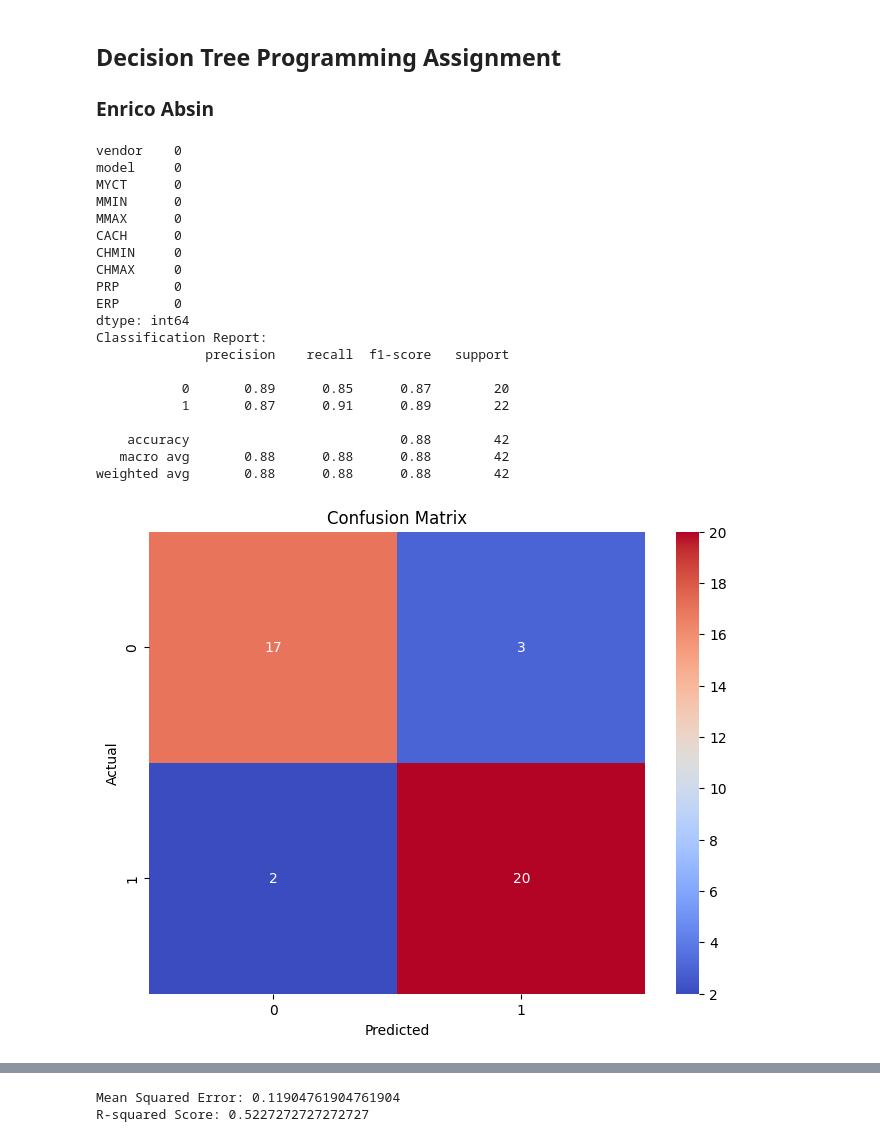
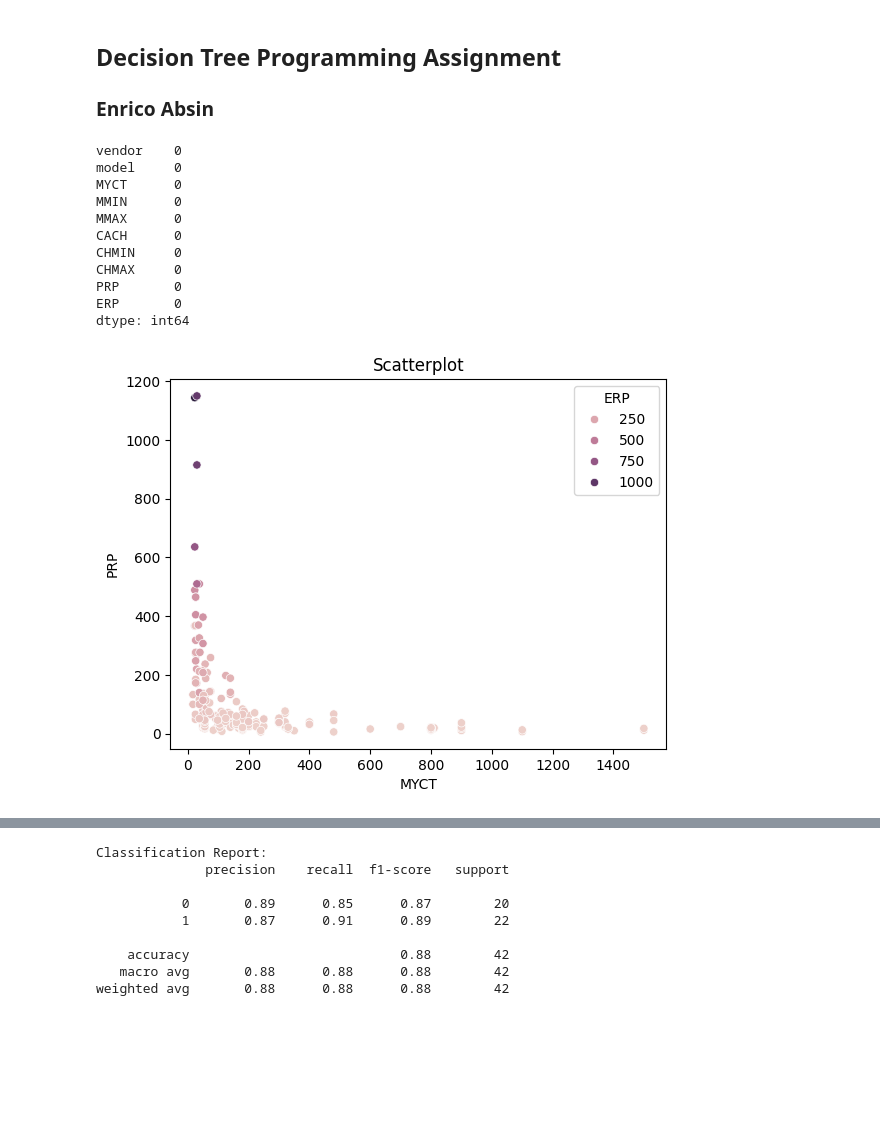
Before and after one commit to cheWy20k/DATA_ANALYTICS, a Jupyter notebook: Programming Assignments/Lecture_8.ipynb, the cells around one changed output, grey strips where cells are left out. Cells and saved outputs as stored; diff of their text form; code cells hidden in the pictures; blank space fills up the shorter version.

```diff
--- a/Programming Assignments/Lecture_8.ipynb
+++ b/Programming Assignments/Lecture_8.ipynb
@@ -8,7 +8,6 @@ from sklearn.tree import DecisionTreeClassifier
 from sklearn.metrics import classification_report, confusion_matrix
 from sklearn.tree import DecisionTreeRegressor
 from sklearn.tree import plot_tree
-from sklearn.metrics import mean_squared_error, r2_score
 import matplotlib.pyplot as plt
 import seaborn as sns
 
@@ -17,6 +16,14 @@ columns = ['vendor', 'model', 'MYCT', 'MMIN', 'MMAX', 'CACH', 'CHMIN', 'CHMAX',
 df = pd.read_csv(ch, names=columns)
 
 print(df.isnull().sum())
+
+sns.scatterplot(x='MYCT', y='PRP', hue='ERP', data=df)
+plt.title('Scatterplot')
+plt.show()
+
+sns.pairplot(df, vars=['MYCT', 'MMIN', 'MMAX', 'CACH', 'CHMIN', 'CHMAX', 'PRP', 'ERP'], hue='ERP')
+plt.suptitle('Pairplot of Dataset')
+plt.show()
 
 df = pd.get_dummies(df, columns=['vendor', 'model'])
 
@@ -40,46 +47,31 @@ plt.figure(figsize=(8, 6))
 sns.heatmap(cm, annot=True, cmap='coolwarm', fmt='g')
 plt.xlabel('Predicted')
 plt.ylabel('Actual')
 plt.title('Confusion Matrix')
 plt.show()
 
 tree_model = DecisionTreeRegressor(random_state=42)
 
 tree_model.fit(X_train, y_train)
 
 y_pred = tree_model.predict(X_test)
 
-mse = mean_squared_error(y_test, y_pred)
-r2 = r2_score(y_test, y_pred)
-
-print(f"Mean Squared Error: {mse}")
-print(f"R-squared Score: {r2}")
-
 clf = DecisionTreeClassifier(random_state=42)
 clf.fit(X_train, y_train)
 
 plt.figure(figsize=(15, 10))
 plot_tree(clf, filled=True, feature_names=X.columns, class_names=['Low Performance', 'High Performance'])
 plt.show()
 # %% [output]
 vendor    0
 model     0
 MYCT      0
 MMIN      0
 MMAX      0
 CACH      0
 CHMIN     0
 CHMAX     0
 PRP       0
 ERP       0
 dtype: int64
-Classification Report:
-              precision    recall  f1-score   support
-
-           0       0.89      0.85      0.87        20
-           1       0.87      0.91      0.89        22
-
-    accuracy                           0.88        42
-   macro avg       0.88      0.88      0.88        42
-weighted avg       0.88      0.88      0.88        42
-[figure, old version]
+[figure, new version]
@@ -86,2 +79,9 @@ weighted avg       0.88      0.88      0.88        42
-Mean Squared Error: 0.11904761904761904
-R-squared Score: 0.5227272727272727
+Classification Report:
+              precision    recall  f1-score   support
+
+           0       0.89      0.85      0.87        20
+           1       0.87      0.91      0.89        22
+
+    accuracy                           0.88        42
+   macro avg       0.88      0.88      0.88        42
+weighted avg       0.88      0.88      0.88        42
```
Also changed, not shown: parts of 1 cell of this notebook.
